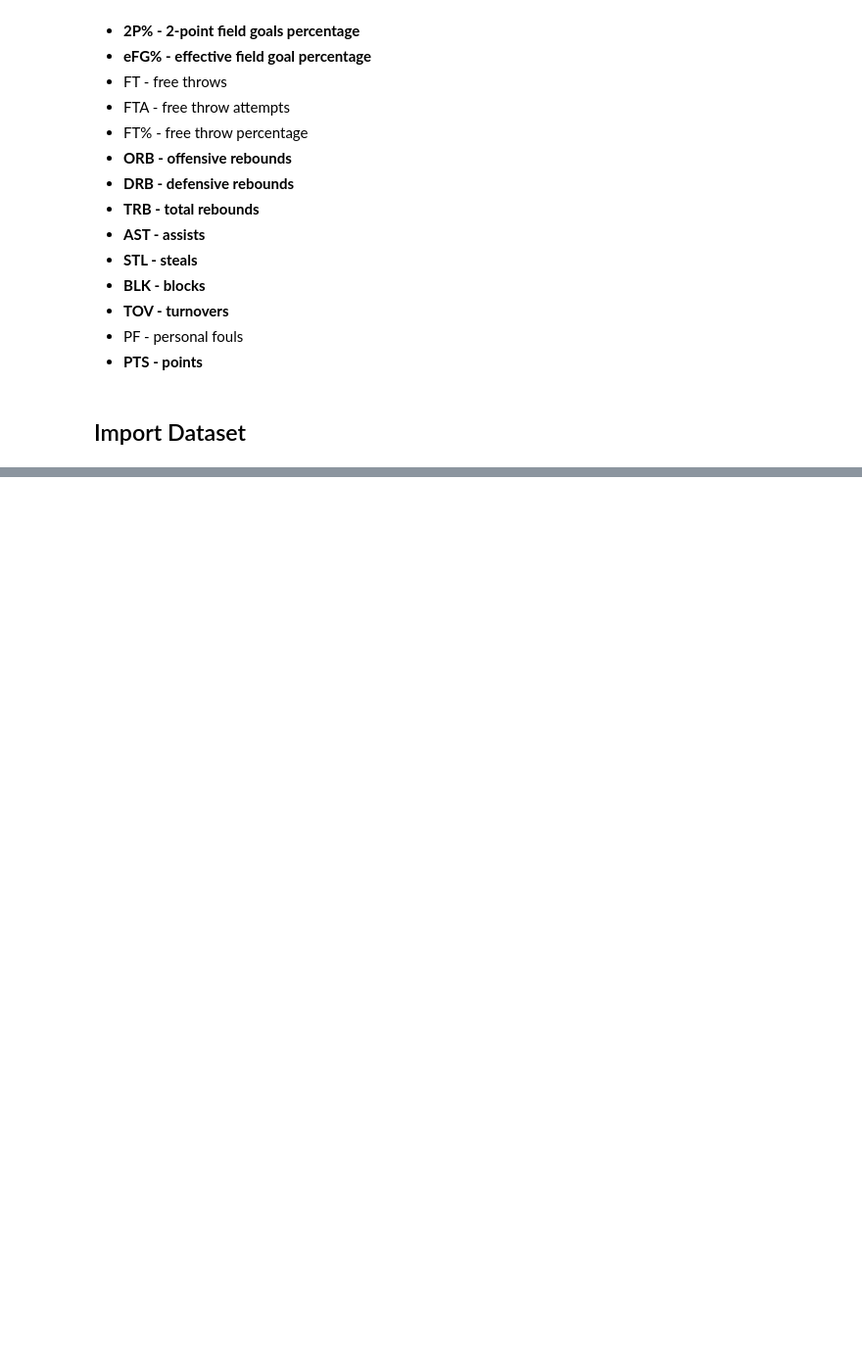
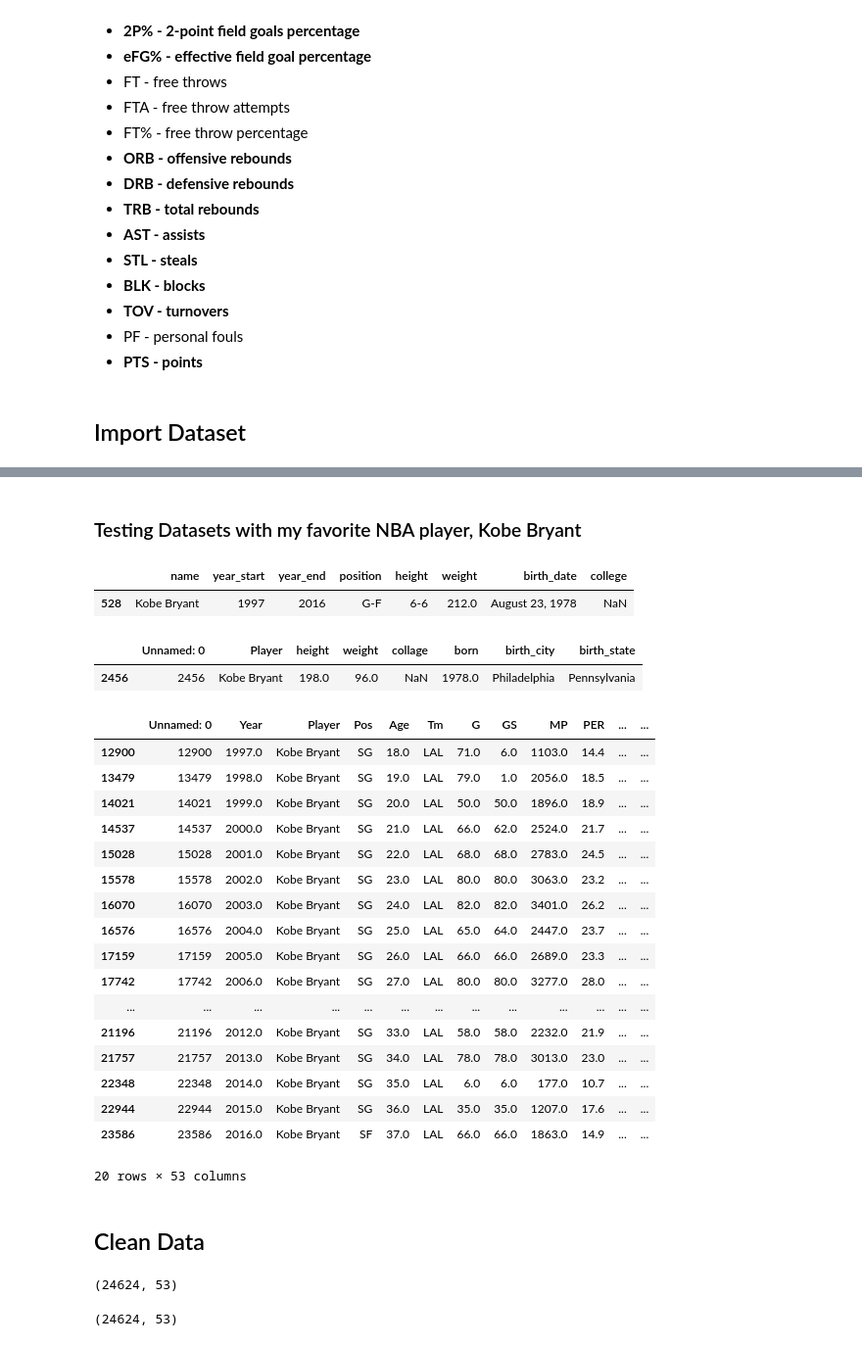
Before and after one commit to SamuelFolledo/DS2.1-Machine-Learning, a Jupyter notebook: Final Project/Final Project.ipynb, the cells around one changed output, grey strips where cells are left out. Shown at 98% size. Saved outputs shown, nothing was run; the diff lists cells and outputs as text; code cells hidden in the pictures; blank space fills up the shorter version.

Commit message:
[add] a way to clean most part of the dataset

```diff
--- a/Final Project/Final Project.ipynb
+++ b/Final Project/Final Project.ipynb
@@ -67,0 +80,45 @@ player_data = pd.read_csv('datasets/player_data.csv')
+# %% [markdown]
+### Testing Datasets with my favorite NBA player, Kobe Bryant
+# %%
+player_data[player_data["name"] == "Kobe Bryant"] # get Kobe Bryant's player data
+# %% [output]
+|  | name | year_start | year_end | position | height | weight | birth_date | college |
+| 528 | Kobe Bryant | 1997 | 2016 | G-F | 6-6 | 212.0 | August 23, 1978 | NaN |
+# %%
+players[players["Player"] == "Kobe Bryant"] # get Kobe Bryant's player data
+# %% [output]
+|  | Unnamed: 0 | Player | height | weight | collage | born | birth_city | birth_state |
+| 2456 | 2456 | Kobe Bryant | 198.0 | 96.0 | NaN | 1978.0 | Philadelphia | Pennsylvania |
+# %%
+seasons_stats[seasons_stats["Player"] == "Kobe Bryant"] # get Kobe Bryant's player data
+# %% [output]
+|  | Unnamed: 0 | Year | Player | Pos | Age | Tm | G | GS | MP | PER | ... | ... |
+| 12900 | 12900 | 1997.0 | Kobe Bryant | SG | 18.0 | LAL | 71.0 | 6.0 | 1103.0 | 14.4 | ... | ... |
+| 13479 | 13479 | 1998.0 | Kobe Bryant | SG | 19.0 | LAL | 79.0 | 1.0 | 2056.0 | 18.5 | ... | ... |
+| 14021 | 14021 | 1999.0 | Kobe Bryant | SG | 20.0 | LAL | 50.0 | 50.0 | 1896.0 | 18.9 | ... | ... |
+| 14537 | 14537 | 2000.0 | Kobe Bryant | SG | 21.0 | LAL | 66.0 | 62.0 | 2524.0 | 21.7 | ... | ... |
+| 15028 | 15028 | 2001.0 | Kobe Bryant | SG | 22.0 | LAL | 68.0 | 68.0 | 2783.0 | 24.5 | ... | ... |
+| 15578 | 15578 | 2002.0 | Kobe Bryant | SG | 23.0 | LAL | 80.0 | 80.0 | 3063.0 | 23.2 | ... | ... |
+| 16070 | 16070 | 2003.0 | Kobe Bryant | SG | 24.0 | LAL | 82.0 | 82.0 | 3401.0 | 26.2 | ... | ... |
+| 16576 | 16576 | 2004.0 | Kobe Bryant | SG | 25.0 | LAL | 65.0 | 64.0 | 2447.0 | 23.7 | ... | ... |
+| 17159 | 17159 | 2005.0 | Kobe Bryant | SG | 26.0 | LAL | 66.0 | 66.0 | 2689.0 | 23.3 | ... | ... |
+| 17742 | 17742 | 2006.0 | Kobe Bryant | SG | 27.0 | LAL | 80.0 | 80.0 | 3277.0 | 28.0 | ... | ... |
+| ... | ... | ... | ... | ... | ... | ... | ... | ... | ... | ... | ... | ... |
+| 21196 | 21196 | 2012.0 | Kobe Bryant | SG | 33.0 | LAL | 58.0 | 58.0 | 2232.0 | 21.9 | ... | ... |
+| 21757 | 21757 | 2013.0 | Kobe Bryant | SG | 34.0 | LAL | 78.0 | 78.0 | 3013.0 | 23.0 | ... | ... |
+| 22348 | 22348 | 2014.0 | Kobe Bryant | SG | 35.0 | LAL | 6.0 | 6.0 | 177.0 | 10.7 | ... | ... |
+| 22944 | 22944 | 2015.0 | Kobe Bryant | SG | 36.0 | LAL | 35.0 | 35.0 | 1207.0 | 17.6 | ... | ... |
+| 23586 | 23586 | 2016.0 | Kobe Bryant | SF | 37.0 | LAL | 66.0 | 66.0 | 1863.0 | 14.9 | ... | ... |
+20 rows × 53 columns
+# %% [markdown]
+## Clean Data
+# %%
+seasons_stats = seasons_stats[~seasons_stats["Player"].isnull()] #remove rows where Player column is null
+print(seasons_stats.shape)
+# %% [output]
+(24624, 53)
+# %%
+players = players[~players["Player"].isnull()]
+print(seasons_stats.shape)
+# %% [output]
+(24624, 53)
```
Also changed, not shown: parts of 21 cells of this notebook.
